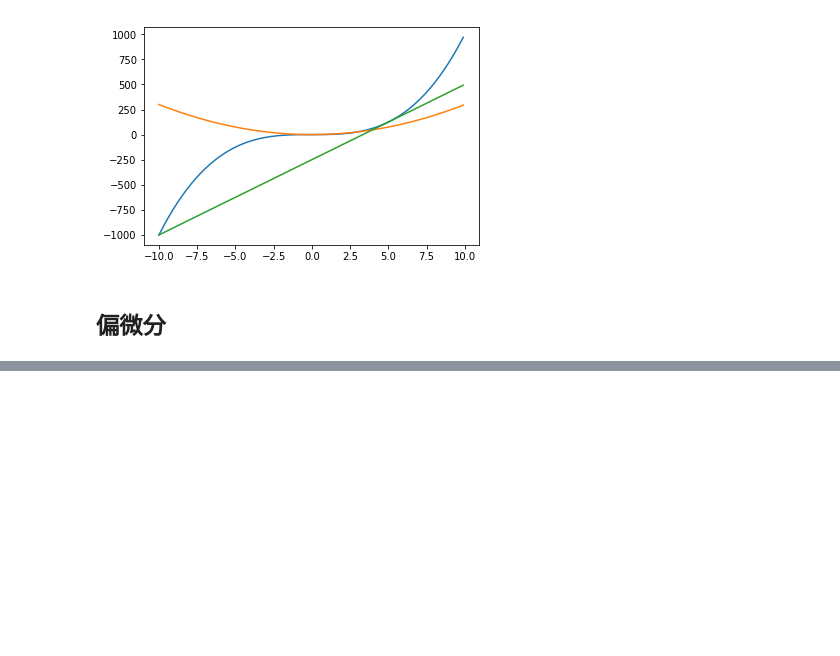
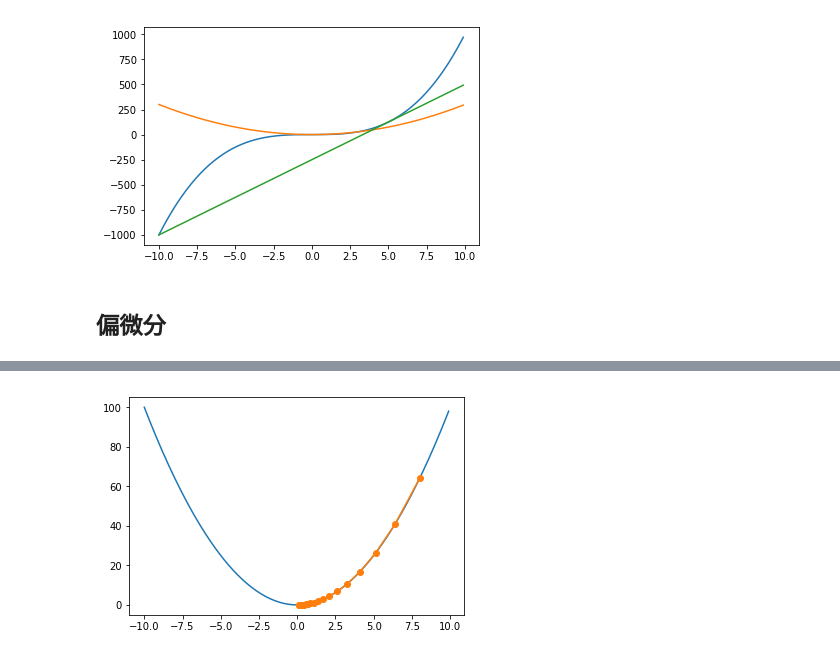
Before and after one commit to E529KIT/ai-project-2018, a Jupyter notebook: notebook-0515-differential.ipynb, the cells around one changed output, grey strips where cells are left out. Drawn from its saved outputs; the diff is of its cells as text; code cells hidden in the pictures; blank space fills up the shorter version.

```diff
--- a/notebook-0515-differential.ipynb
+++ b/notebook-0515-differential.ipynb
@@ -50,0 +77,23 @@ def numerical_gradient(f, x):
+# %%
+def function3(x):
+    return x**2
+
+def gradient_descent(f, init_x, lr=0.1, step_num=20):
+    x = init_x
+    pos = []
+    for i in range(step_num):
+        pos.append(x)
+        grad = numerical_diff(f, x)
+        x -= lr * grad
+    return pos
+# %%
+x1 = np.arange(-10, 10, 0.1)
+
+g = gradient_descent(function3, 8)
+g = np.array(g)
+
+plt.plot(x1, function3(x1))
+plt.plot(g, function3(g), marker="o")
+plt.show()
+# %% [output]
+[figure, added]
```
Also changed, not shown: parts of 4 cells of this notebook, 1 other file.
